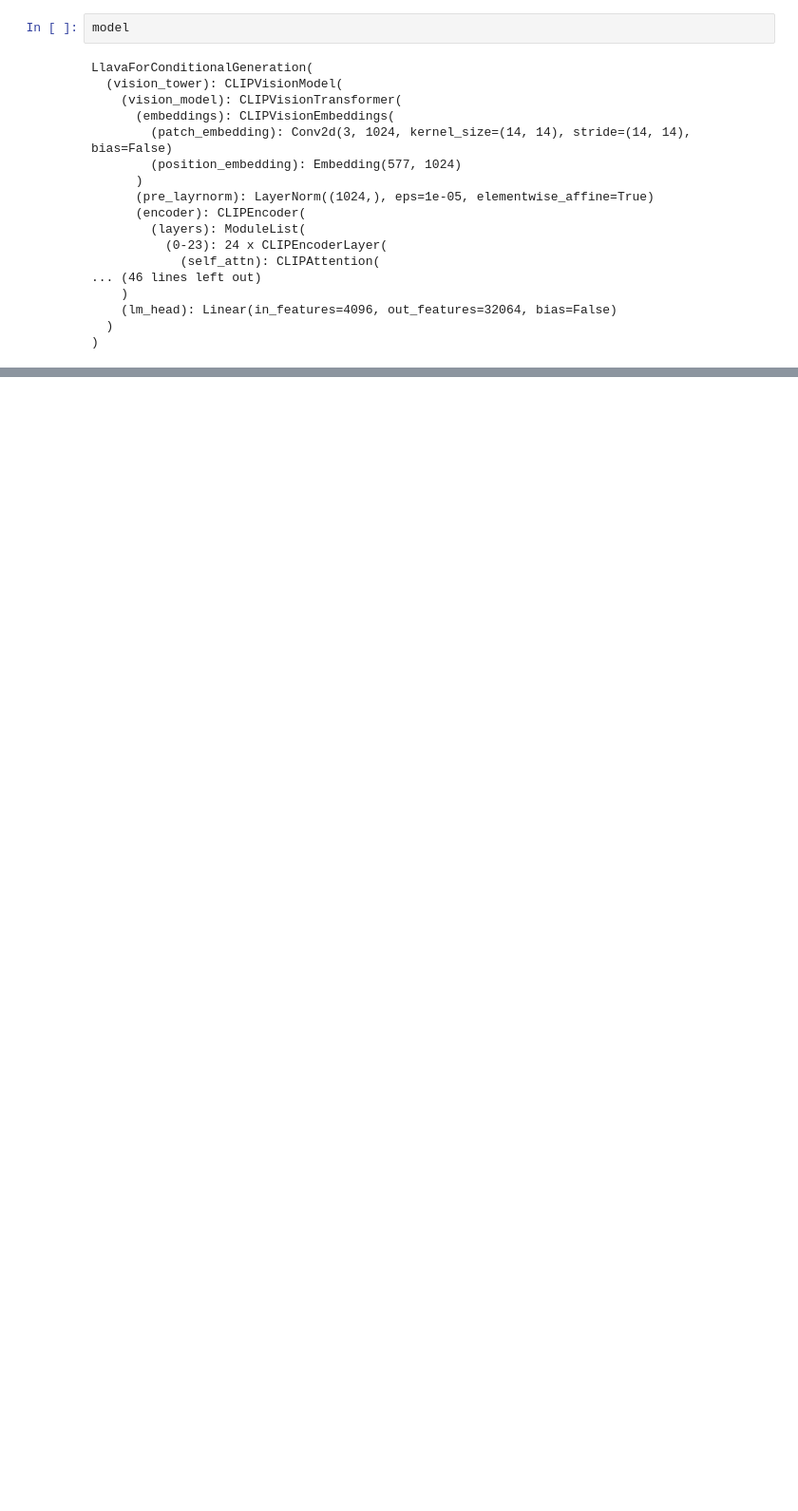
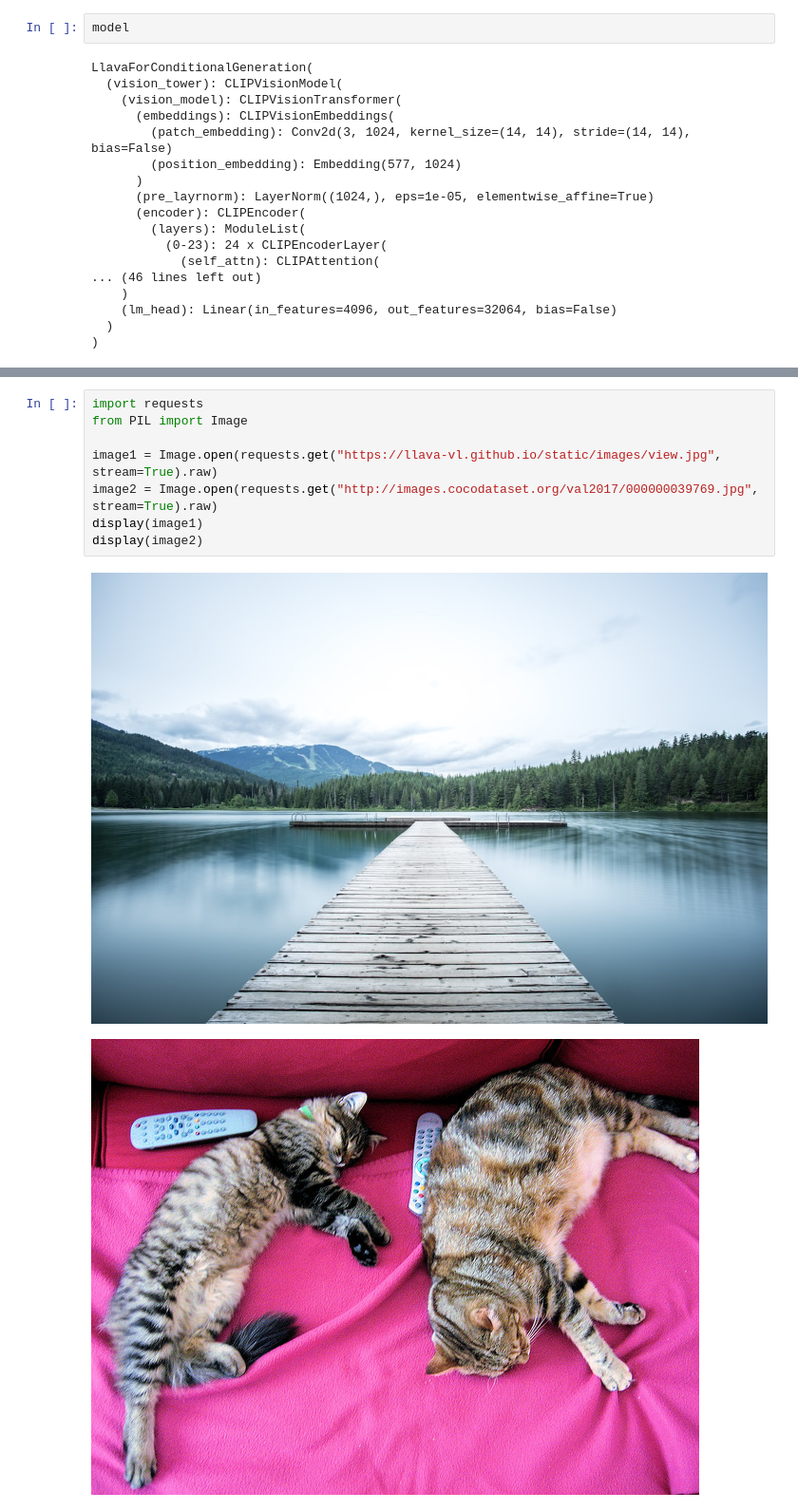
Before and after one commit to bridgetleonard2/LLaVA-Brain, a Jupyter notebook: llava_architecture.ipynb, the cells around one changed output, grey strips where cells are left out. Shown at 95% size. Cells and saved outputs as stored; diff of their text form; blank space fills up the shorter version.

```diff
--- a/llava_architecture.ipynb
+++ b/llava_architecture.ipynb
@@ -40,0 +68,11 @@ LlavaForConditionalGeneration(
+# %%
+import requests
+from PIL import Image
+
+image1 = Image.open(requests.get("https://llava-vl.github.io/static/images/view.jpg", stream=True).raw)
+image2 = Image.open(requests.get("http://images.cocodataset.org/val2017/000000039769.jpg", stream=True).raw)
+display(image1)
+display(image2)
+# %% [output]
+[figure, added]
+[figure, added]
```
Also changed, not shown: parts of 16 cells of this notebook, 1 other file.
